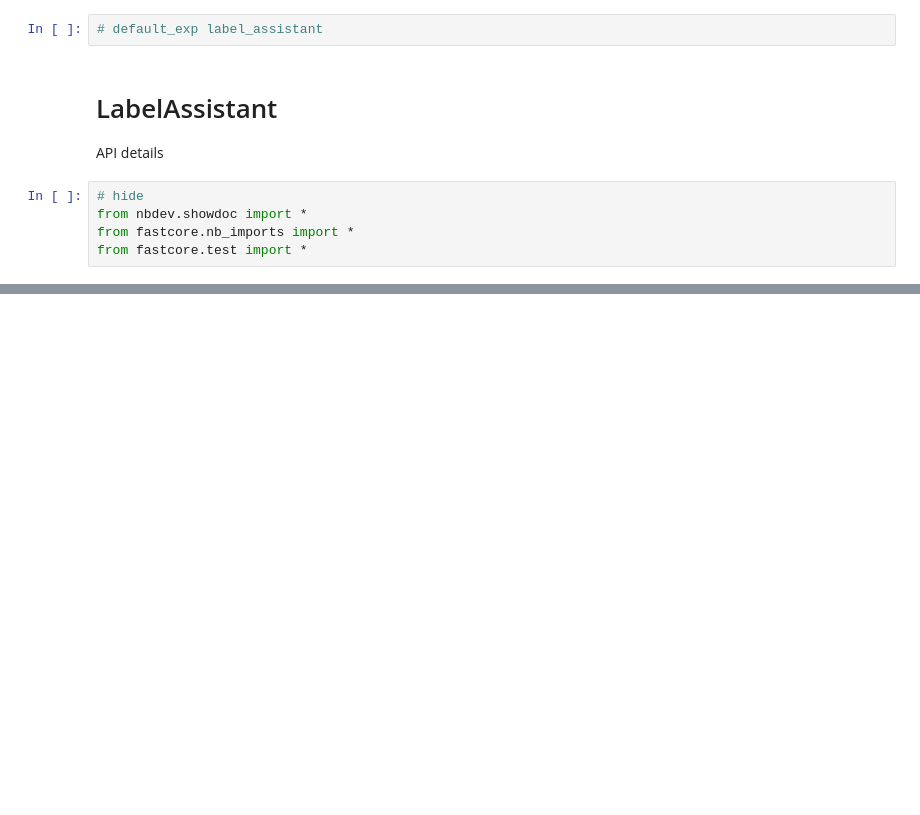
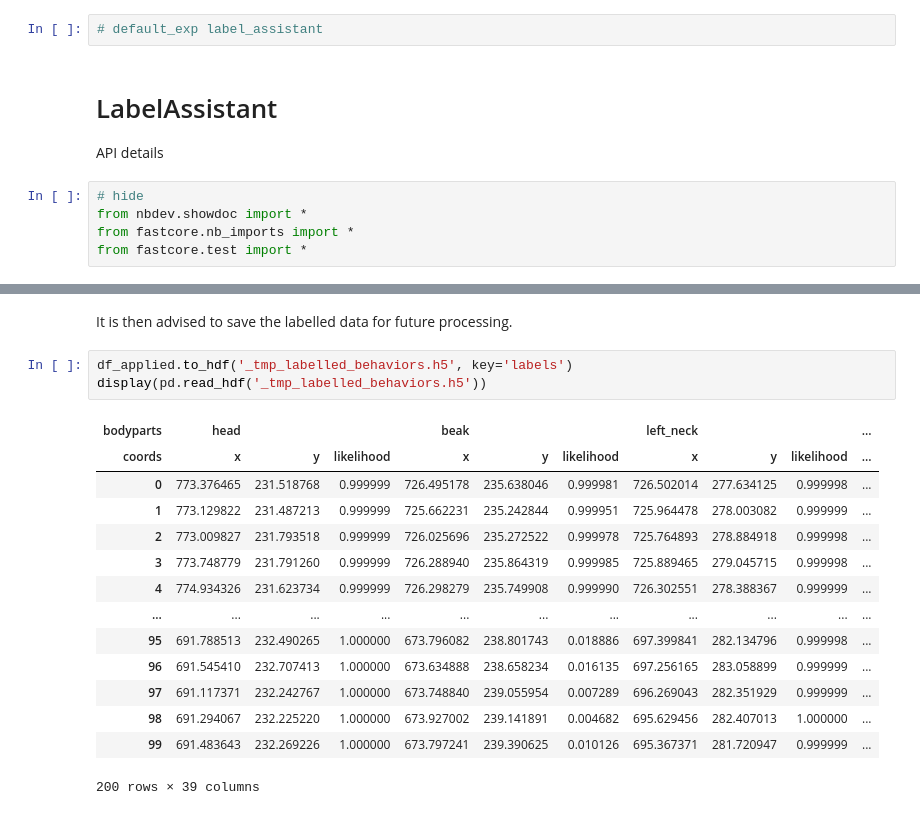
Before and after one commit to kiview/winkie, a Jupyter notebook: 03_label_assistant.ipynb, the cells around one changed output, grey strips where cells are left out. Cells and saved outputs as stored; diff of their text form; blank space fills up the shorter version.

```diff
--- a/03_label_assistant.ipynb
+++ b/03_label_assistant.ipynb
@@ -57,0 +111,20 @@ pd.testing.assert_frame_equal(df, df_expected)
+# %% [markdown]
+It is then advised to save the labelled data for future processing.
+# %%
+df_applied.to_hdf('_tmp_labelled_behaviors.h5', key='labels')
+display(pd.read_hdf('_tmp_labelled_behaviors.h5'))
+# %% [output]
+| bodyparts | head |  |  | beak |  |  | left_neck |  |  | ... |
+| coords | x | y | likelihood | x | y | likelihood | x | y | likelihood | ... |
+| 0 | 773.376465 | 231.518768 | 0.999999 | 726.495178 | 235.638046 | 0.999981 | 726.502014 | 277.634125 | 0.999998 | ... |
+| 1 | 773.129822 | 231.487213 | 0.999999 | 725.662231 | 235.242844 | 0.999951 | 725.964478 | 278.003082 | 0.999999 | ... |
+| 2 | 773.009827 | 231.793518 | 0.999999 | 726.025696 | 235.272522 | 0.999978 | 725.764893 | 278.884918 | 0.999998 | ... |
+| 3 | 773.748779 | 231.791260 | 0.999999 | 726.288940 | 235.864319 | 0.999985 | 725.889465 | 279.045715 | 0.999998 | ... |
+| 4 | 774.934326 | 231.623734 | 0.999999 | 726.298279 | 235.749908 | 0.999990 | 726.302551 | 278.388367 | 0.999999 | ... |
+| ... | ... | ... | ... | ... | ... | ... | ... | ... | ... | ... |
+| 95 | 691.788513 | 232.490265 | 1.000000 | 673.796082 | 238.801743 | 0.018886 | 697.399841 | 282.134796 | 0.999998 | ... |
+| 96 | 691.545410 | 232.707413 | 1.000000 | 673.634888 | 238.658234 | 0.016135 | 697.256165 | 283.058899 | 0.999999 | ... |
+| 97 | 691.117371 | 232.242767 | 1.000000 | 673.748840 | 239.055954 | 0.007289 | 696.269043 | 282.351929 | 0.999999 | ... |
+| 98 | 691.294067 | 232.225220 | 1.000000 | 673.927002 | 239.141891 | 0.004682 | 695.629456 | 282.407013 | 1.000000 | ... |
+| 99 | 691.483643 | 232.269226 | 1.000000 | 673.797241 | 239.390625 | 0.010126 | 695.367371 | 281.720947 | 0.999999 | ... |
+200 rows × 39 columns
```
Also changed, not shown: parts of 2 cells of this notebook, 12 other files.
